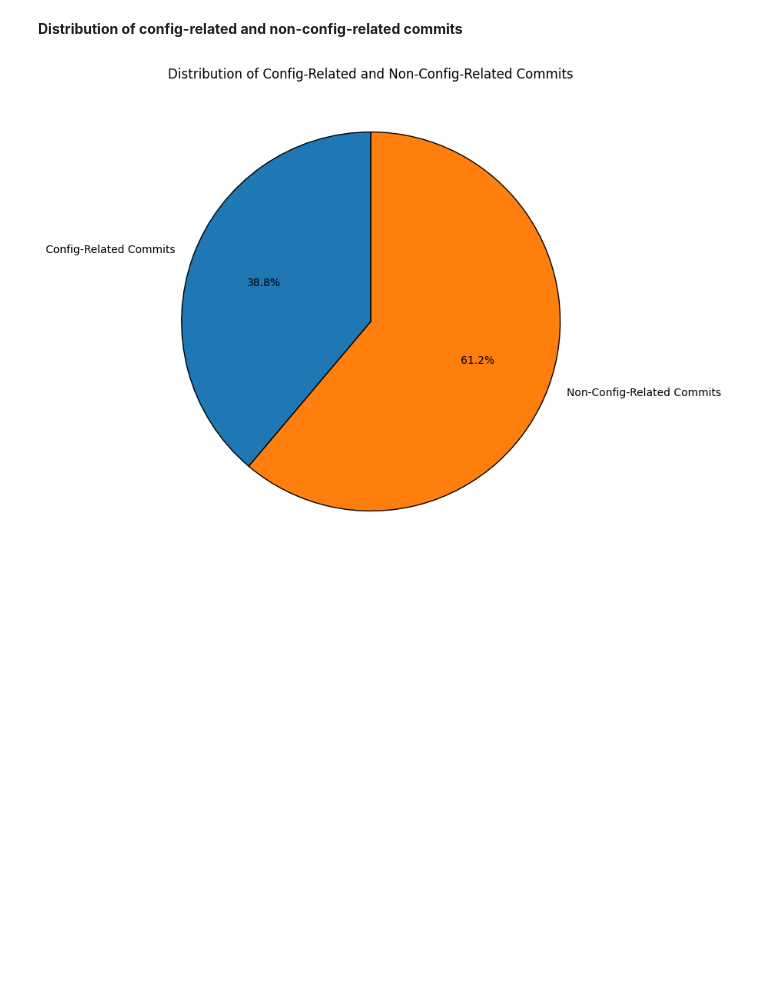
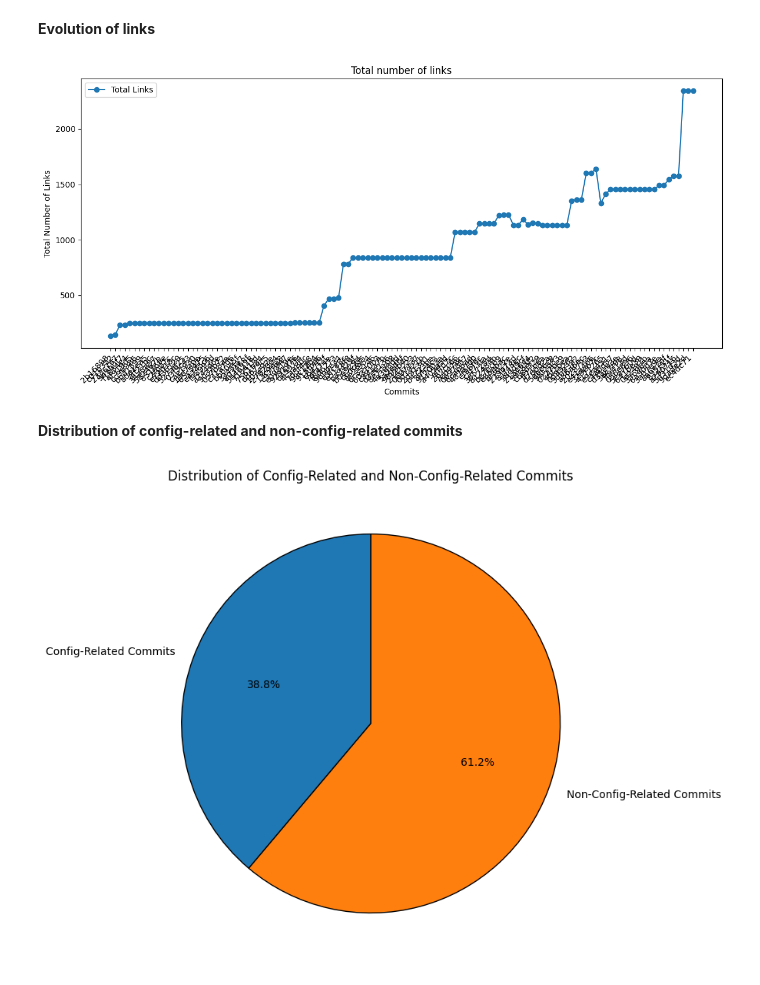
Before and after one commit to simisimon/config-space, a Jupyter notebook: src/analysis.ipynb, the cells around one changed output. Cells and saved outputs as stored; diff of their text form; code cells hidden in the pictures; blank space fills up the shorter version.

```diff
--- a/src/analysis.ipynb
+++ b/src/analysis.ipynb
@@ -284,3 +308,25 @@ plt.show()
+# %% [markdown]
+**Evolution of links**
+# %%
+# Extract the total number of links per commit
+total_links_per_commit = [commit["network_data"]["links"] for commit in data]
+
+# Shorten commit hashes for x-axis
+shortened_x_ticks = [commit["commit_hash"][:7] for commit in data]
+
+# Plot the total number of links over time
+plt.figure(figsize=(12, 6))
+plt.plot(shortened_x_ticks, total_links_per_commit, marker="o", label="Total Links")
+
+plt.xlabel("Commits")
+plt.ylabel("Total Number of Links")
+plt.title("Total number of links")
+plt.xticks(rotation=45, ha="right")
+plt.legend()
+plt.tight_layout()
+plt.show()
+# %% [output]
+[figure, added]
 # %% [markdown]
 **Distribution of config-related and non-config-related commits**
 # %%
```
Also changed, not shown: parts of 9 cells of this notebook, 5 other files.
